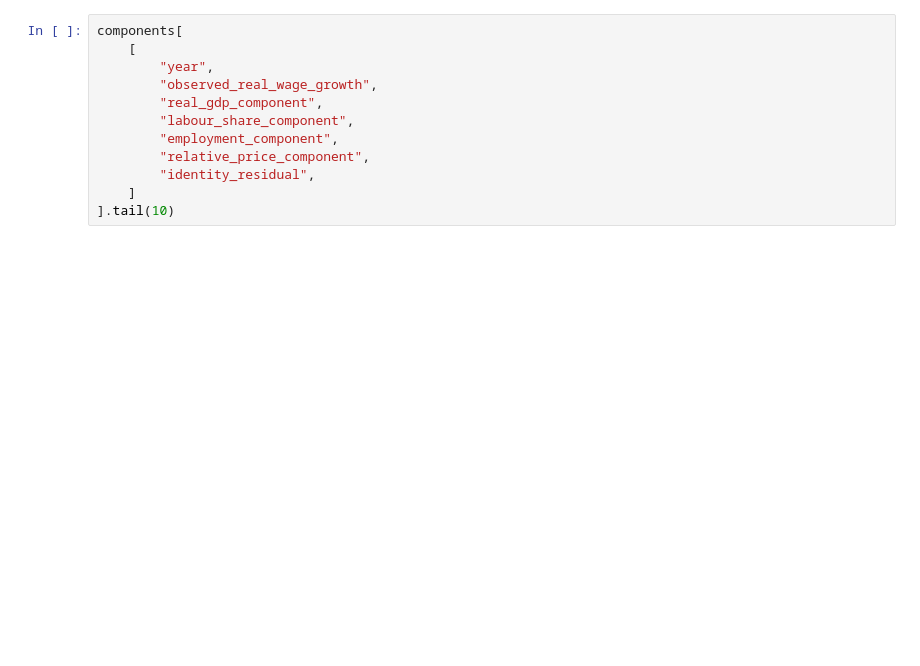
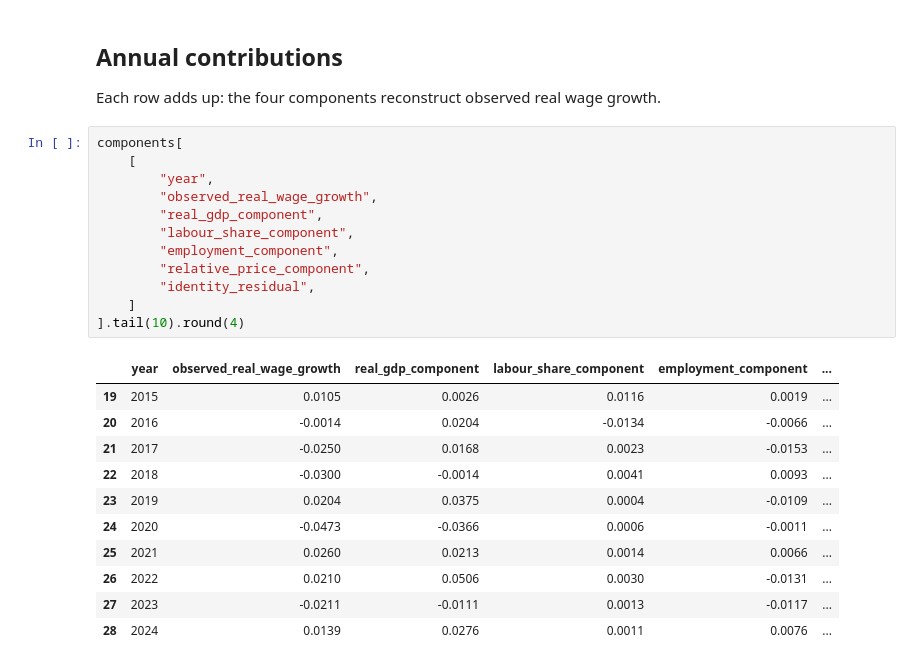
Before and after one commit to DiogoRibeiro7/gdp-wage-transmission, a Jupyter notebook: notebooks/04_labour_share_decomposition.ipynb, the cells around one changed output. Cells and saved outputs as stored; diff of their text form; blank space fills up the shorter version.

```diff
--- a/notebooks/04_labour_share_decomposition.ipynb
+++ b/notebooks/04_labour_share_decomposition.ipynb
@@ -28,12 +68,28 @@ summaries[0]
+# %% [markdown]
+## Annual contributions
+
+Each row adds up: the four components reconstruct observed real wage growth.
 # %%
 components[
     [
         "year",
         "observed_real_wage_growth",
         "real_gdp_component",
         "labour_share_component",
         "employment_component",
         "relative_price_component",
         "identity_residual",
     ]
-].tail(10)
+].tail(10).round(4)
+# %% [output]
+|  | year | observed_real_wage_growth | real_gdp_component | labour_share_component | employment_component | ... |
+| 19 | 2015 | 0.0105 | 0.0026 | 0.0116 | 0.0019 | ... |
+| 20 | 2016 | -0.0014 | 0.0204 | -0.0134 | -0.0066 | ... |
+| 21 | 2017 | -0.0250 | 0.0168 | 0.0023 | -0.0153 | ... |
+| 22 | 2018 | -0.0300 | -0.0014 | 0.0041 | 0.0093 | ... |
+| 23 | 2019 | 0.0204 | 0.0375 | 0.0004 | -0.0109 | ... |
+| 24 | 2020 | -0.0473 | -0.0366 | 0.0006 | -0.0011 | ... |
+| 25 | 2021 | 0.0260 | 0.0213 | 0.0014 | 0.0066 | ... |
+| 26 | 2022 | 0.0210 | 0.0506 | 0.0030 | -0.0131 | ... |
+| 27 | 2023 | -0.0211 | -0.0111 | 0.0013 | -0.0117 | ... |
+| 28 | 2024 | 0.0139 | 0.0276 | 0.0011 | 0.0076 | ... |
```
Also changed, not shown: parts of 10 cells of this notebook, 10 other files.
